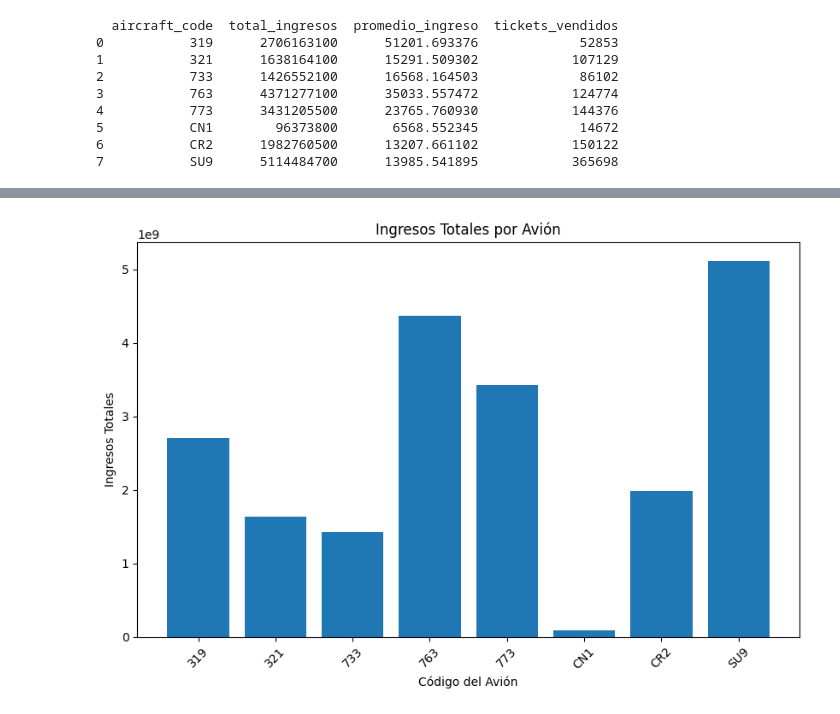
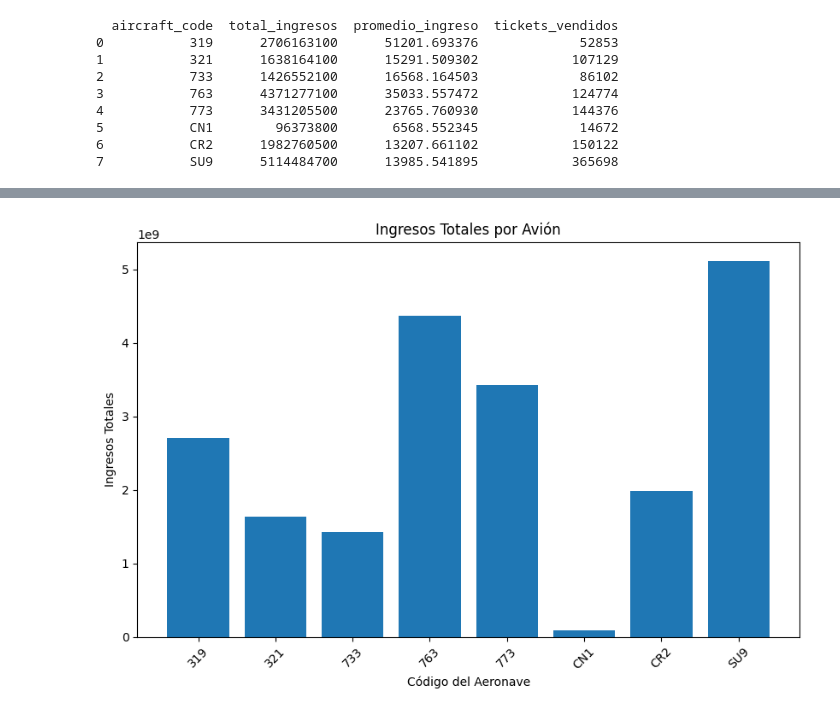
Before and after one commit to SORTEGA11/ProyectoFinalAerolineas, a Jupyter notebook: EDA/Vuelos.ipynb, the cells around one changed output, grey strips where cells are left out. Saved outputs shown, nothing was run; the diff lists cells and outputs as text; code cells hidden in the pictures.

```diff
--- a/EDA/Vuelos.ipynb
+++ b/EDA/Vuelos.ipynb
@@ -366,12 +407,12 @@ print(ingresos_por_avion)
 # %%
 plt.figure(figsize=(10, 6))
 plt.bar(ingresos_por_avion['aircraft_code'], ingresos_por_avion['total_ingresos'])
 plt.title('Ingresos Totales por Avión')
-plt.xlabel('Código del Avión')
+plt.xlabel('Código del Aeronave')
 plt.ylabel('Ingresos Totales')
 plt.xticks(rotation=45)
 plt.show()
 
 # Observamos que la aeronave que más ingresos genera es la SU9 - Sukhoi Superjet-100
 # %% [output]
-[figure, old version]
+[figure, new version]
```
Also changed, not shown: parts of 13 cells of this notebook.
